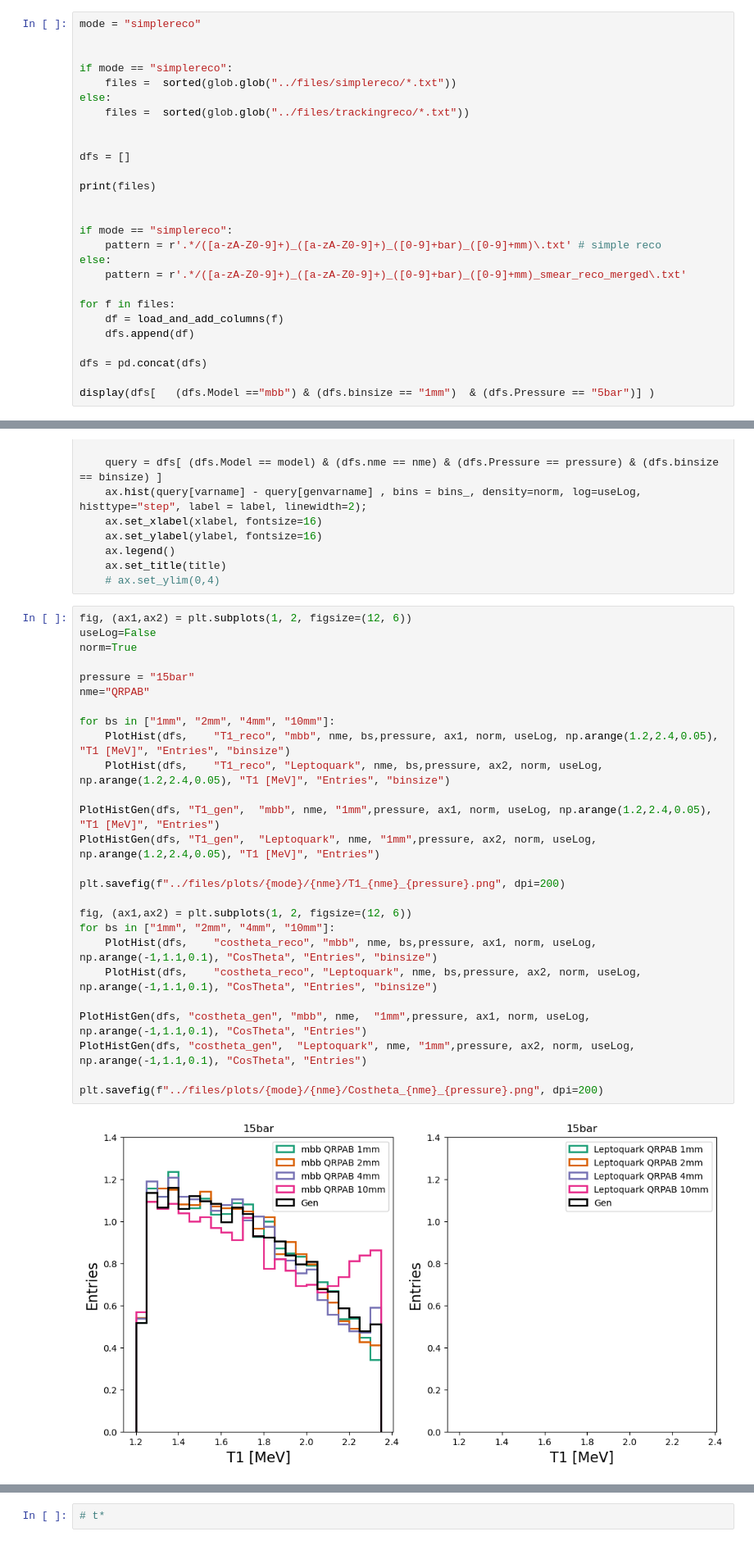
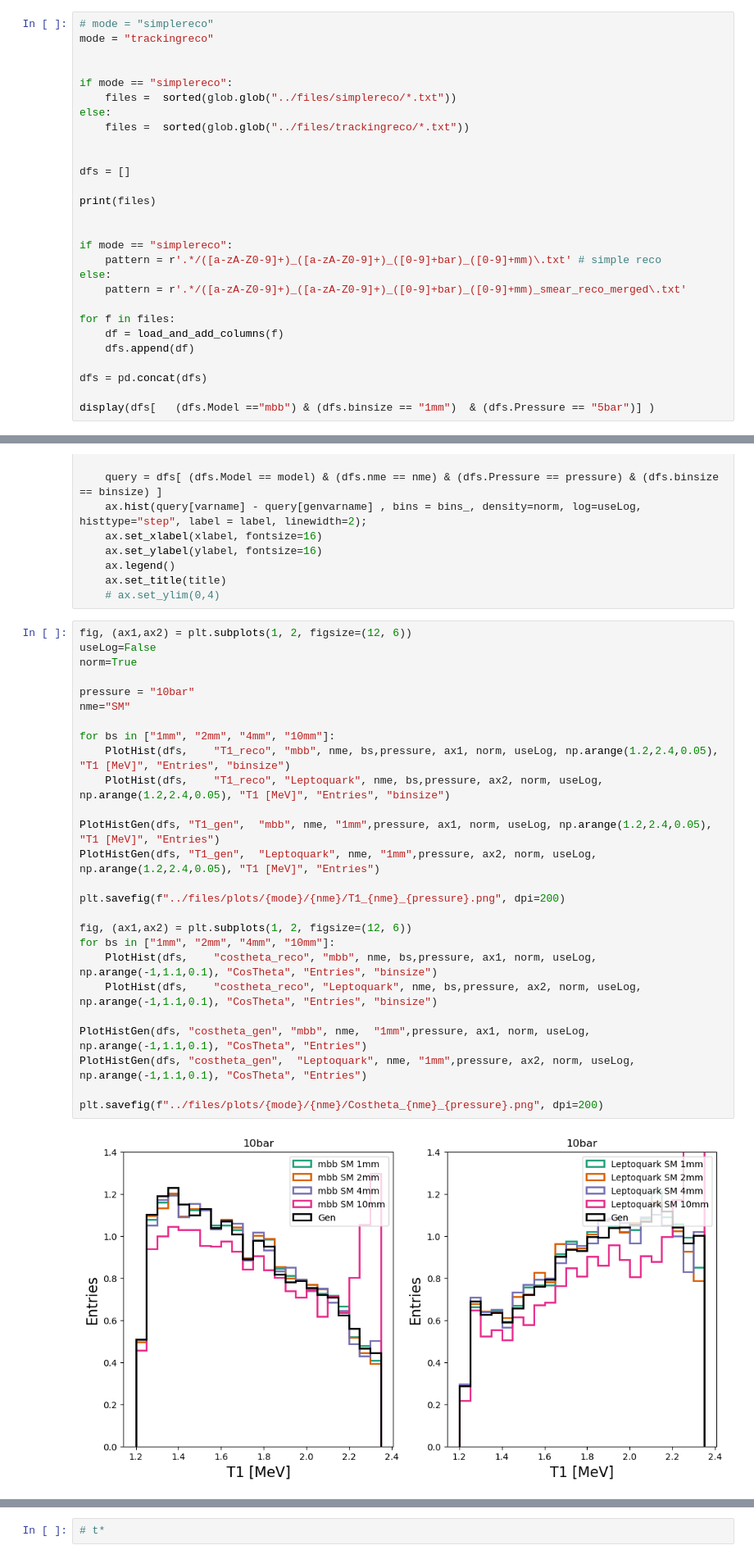
Before and after one commit to kvjmistry/NEXT_nudobe, a Jupyter notebook: workdir/PlotReco.ipynb, the cells around one changed output, grey strips where cells are left out. Shown at 82% size. Saved outputs shown, nothing was run; the diff lists cells and outputs as text.

```diff
--- a/workdir/PlotReco.ipynb
+++ b/workdir/PlotReco.ipynb
@@ -38,7 +38,8 @@ def load_and_add_columns(file_path):
 
     return df
 # %%
-mode = "simplereco"
+# mode = "simplereco"
+mode = "trackingreco"
 
 
 if mode == "simplereco":
@@ -137,28 +138,28 @@ def PlotHistDiff(dfs, varname,genvarname, model, nme, binsize, pressure, ax, nor
 # %%
 fig, (ax1,ax2) = plt.subplots(1, 2, figsize=(12, 6))
 useLog=False
 norm=True
 
-pressure = "15bar"
-nme="QRPAB"
+pressure = "10bar"
+nme="SM"
 
 for bs in ["1mm", "2mm", "4mm", "10mm"]:
     PlotHist(dfs,    "T1_reco", "mbb", nme, bs,pressure, ax1, norm, useLog, np.arange(1.2,2.4,0.05), "T1 [MeV]", "Entries", "binsize")
     PlotHist(dfs,    "T1_reco", "Leptoquark", nme, bs,pressure, ax2, norm, useLog, np.arange(1.2,2.4,0.05), "T1 [MeV]", "Entries", "binsize")
 
 PlotHistGen(dfs, "T1_gen",  "mbb", nme, "1mm",pressure, ax1, norm, useLog, np.arange(1.2,2.4,0.05), "T1 [MeV]", "Entries")
 PlotHistGen(dfs, "T1_gen",  "Leptoquark", nme, "1mm",pressure, ax2, norm, useLog, np.arange(1.2,2.4,0.05), "T1 [MeV]", "Entries")
 
 plt.savefig(f"../files/plots/{mode}/{nme}/T1_{nme}_{pressure}.png", dpi=200)
 
 fig, (ax1,ax2) = plt.subplots(1, 2, figsize=(12, 6))
 for bs in ["1mm", "2mm", "4mm", "10mm"]:
     PlotHist(dfs,    "costheta_reco", "mbb", nme, bs,pressure, ax1, norm, useLog, np.arange(-1,1.1,0.1), "CosTheta", "Entries", "binsize")
     PlotHist(dfs,    "costheta_reco", "Leptoquark", nme, bs,pressure, ax2, norm, useLog, np.arange(-1,1.1,0.1), "CosTheta", "Entries", "binsize")
 
 PlotHistGen(dfs, "costheta_gen", "mbb", nme,  "1mm",pressure, ax1, norm, useLog, np.arange(-1,1.1,0.1), "CosTheta", "Entries")
 PlotHistGen(dfs, "costheta_gen",  "Leptoquark", nme, "1mm",pressure, ax2, norm, useLog, np.arange(-1,1.1,0.1), "CosTheta", "Entries")
 
 plt.savefig(f"../files/plots/{mode}/{nme}/Costheta_{nme}_{pressure}.png", dpi=200)
 # %% [output]
-[figure, old version]
+[figure, new version]
```
Also changed, not shown: parts of 6 cells of this notebook, 4 other files.
